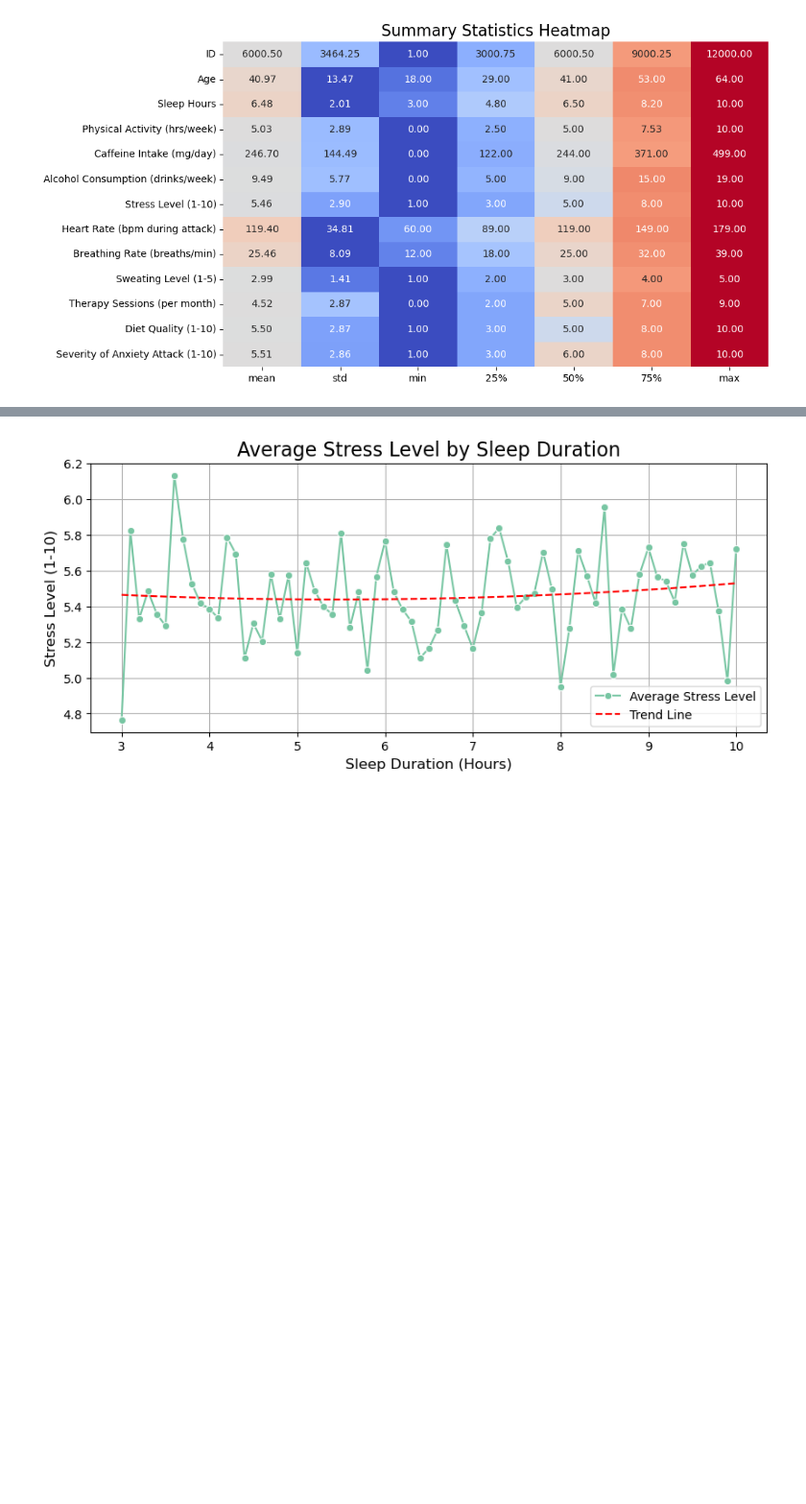
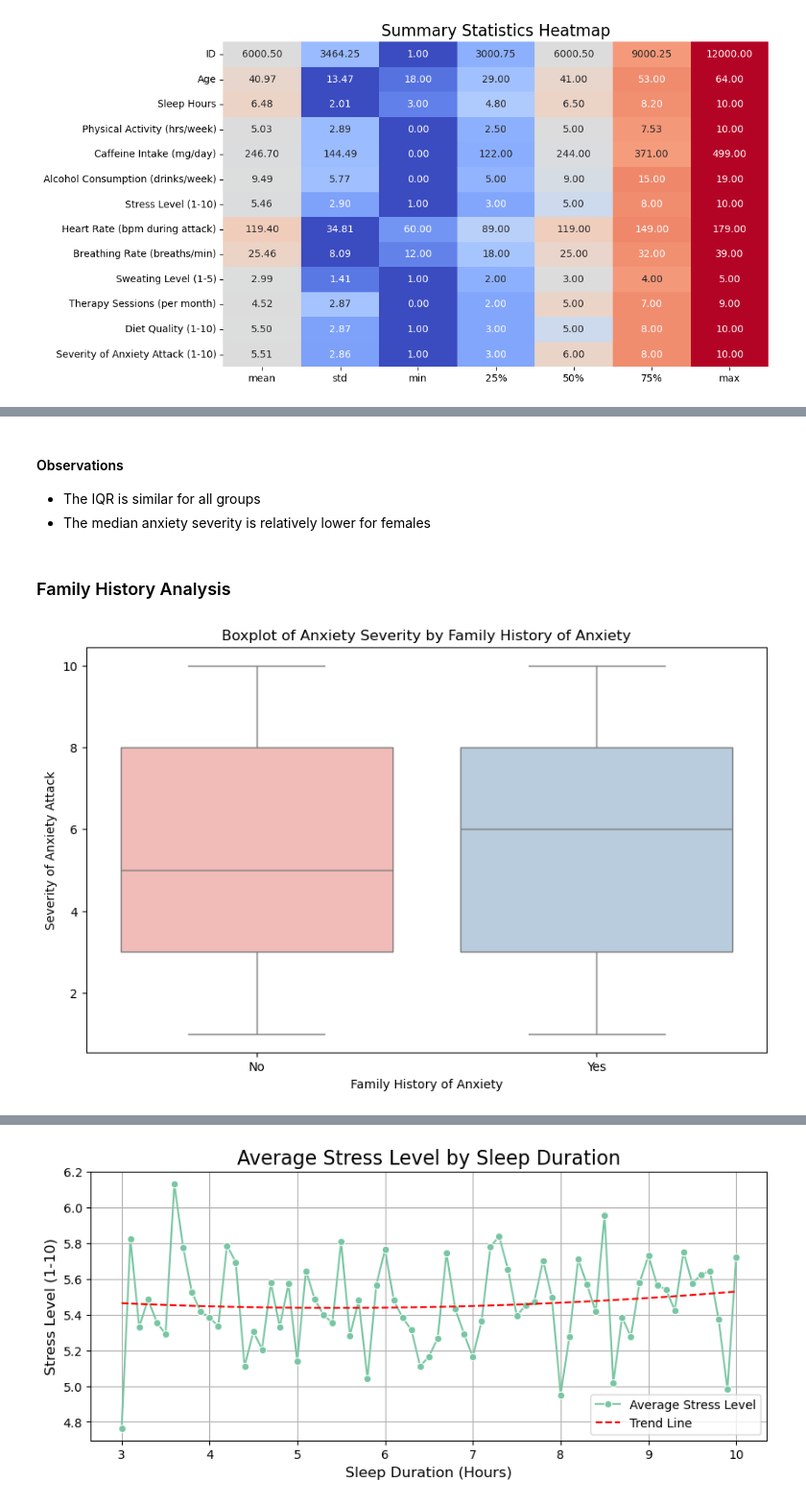
Before and after one commit to jonc1412/EDA-projects, a Jupyter notebook: anxiety-attack/anxiety_attack_analysis.ipynb, the cells around one changed output, grey strips where cells are left out. Shown: that part at 96% size. Cells and saved outputs as stored; diff of their text form; code cells hidden in the pictures; blank space fills up the shorter version.

```diff
--- a/anxiety-attack/anxiety_attack_analysis.ipynb
+++ b/anxiety-attack/anxiety_attack_analysis.ipynb
@@ -99,0 +173,15 @@ df.rename(columns={'Stress Level (1-10)': 'Stress', 'Severity of Anxiety Attack
+# %% [markdown]
+#### Observations
+- The IQR is similar for all groups
+- The median anxiety severity is relatively lower for females
+# %% [markdown]
+### Family History Analysis
+# %%
+plt.figure(figsize=(10, 6))
+sns.boxplot(data=df, x='Family Anxiety', y='Anxiety Attack', hue='Family Anxiety', palette='Pastel1')
+plt.title('Boxplot of Anxiety Severity by Family History of Anxiety')
+plt.xlabel('Family History of Anxiety')
+plt.ylabel('Severity of Anxiety Attack')
+plt.show()
+# %% [output]
+[figure, added]
```
Also changed, not shown: parts of 26 cells of this notebook.
